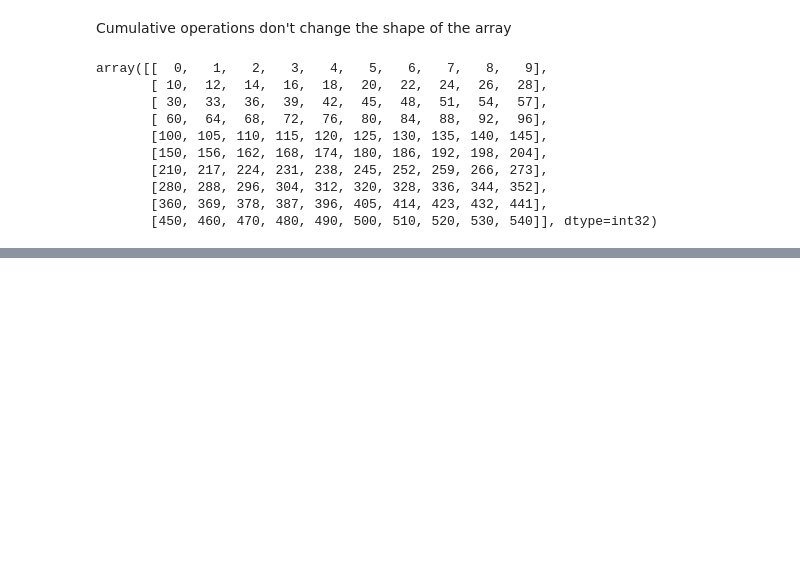
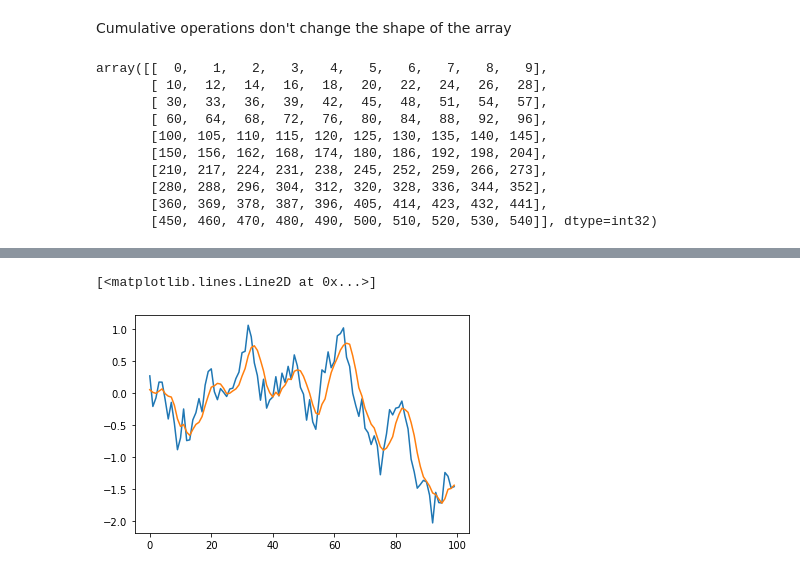
Before and after one commit to angelacpd/Scientific_Python, a Jupyter notebook: Lecture_3.ipynb, the cells around one changed output, grey strips where cells are left out. Saved outputs shown, nothing was run; the diff lists cells and outputs as text; code cells hidden in the pictures; blank space fills up the shorter version.

```diff
--- a/Lecture_3.ipynb
+++ b/Lecture_3.ipynb
@@ -857,0 +922,9 @@ array([[  0,   1,   2,   3,   4,   5,   6,   7,   8,   9],
+# %%
+z= np.cumsum(y)
+z[5:] = z[5:] - z[:-5]
+z/=5
+plt.plot(y)
+plt.plot(z)
+# %% [output]
+[<matplotlib.lines.Line2D at 0x...>]
+[figure, added]
```
Also changed, not shown: parts of 12 cells of this notebook.
